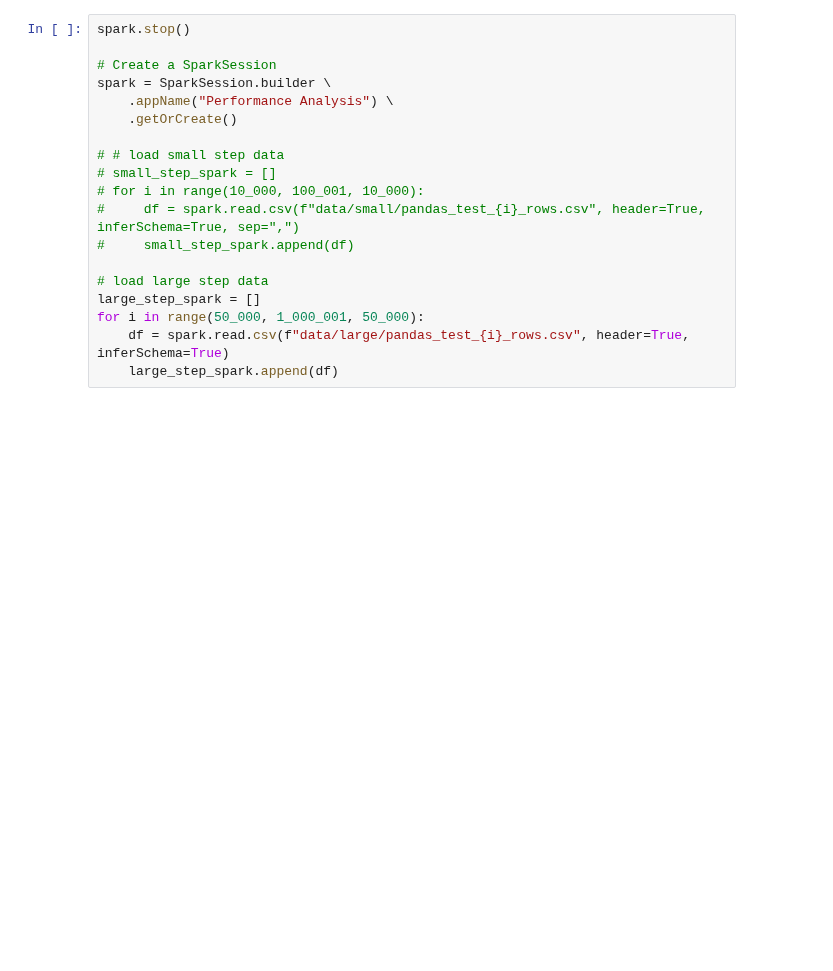
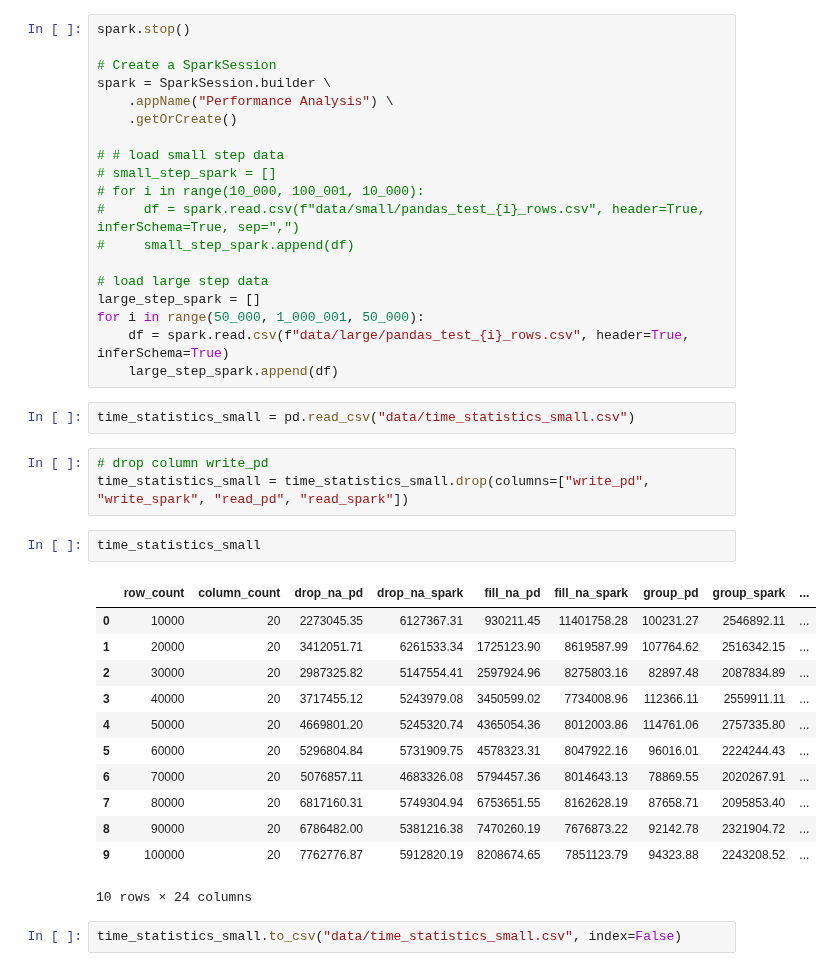
Before and after one commit to jonasmicheML/pandas-pyspark-analysis_medium, a Jupyter notebook: 1_performance_testing.ipynb, the cells around one changed output. Cells and saved outputs as stored; diff of their text form; blank space fills up the shorter version.

```diff
--- a/1_performance_testing.ipynb
+++ b/1_performance_testing.ipynb
@@ -952,3 +895,25 @@ large_step_spark = []
 for i in range(50_000, 1_000_001, 50_000):
     df = spark.read.csv(f"data/large/pandas_test_{i}_rows.csv", header=True, inferSchema=True)
     large_step_spark.append(df)
+# %%
+time_statistics_small = pd.read_csv("data/time_statistics_small.csv")
+# %%
+# drop column write_pd
+time_statistics_small = time_statistics_small.drop(columns=["write_pd", "write_spark", "read_pd", "read_spark"])
+# %%
+time_statistics_small
+# %% [output]
+|  | row_count | column_count | drop_na_pd | drop_na_spark | fill_na_pd | fill_na_spark | group_pd | group_spark | ... |
+| 0 | 10000 | 20 | 2273045.35 | 6127367.31 | 930211.45 | 11401758.28 | 100231.27 | 2546892.11 | ... |
+| 1 | 20000 | 20 | 3412051.71 | 6261533.34 | 1725123.90 | 8619587.99 | 107764.62 | 2516342.15 | ... |
+| 2 | 30000 | 20 | 2987325.82 | 5147554.41 | 2597924.96 | 8275803.16 | 82897.48 | 2087834.89 | ... |
+| 3 | 40000 | 20 | 3717455.12 | 5243979.08 | 3450599.02 | 7734008.96 | 112366.11 | 2559911.11 | ... |
+| 4 | 50000 | 20 | 4669801.20 | 5245320.74 | 4365054.36 | 8012003.86 | 114761.06 | 2757335.80 | ... |
+| 5 | 60000 | 20 | 5296804.84 | 5731909.75 | 4578323.31 | 8047922.16 | 96016.01 | 2224244.43 | ... |
+| 6 | 70000 | 20 | 5076857.11 | 4683326.08 | 5794457.36 | 8014643.13 | 78869.55 | 2020267.91 | ... |
+| 7 | 80000 | 20 | 6817160.31 | 5749304.94 | 6753651.55 | 8162628.19 | 87658.71 | 2095853.40 | ... |
+| 8 | 90000 | 20 | 6786482.00 | 5381216.38 | 7470260.19 | 7676873.22 | 92142.78 | 2321904.72 | ... |
+| 9 | 100000 | 20 | 7762776.87 | 5912820.19 | 8208674.65 | 7851123.79 | 94323.88 | 2243208.52 | ... |
+10 rows × 24 columns
+# %%
+time_statistics_small.to_csv("data/time_statistics_small.csv", index=False)
```
Also changed, not shown: parts of 7 cells of this notebook, 2 other files.
